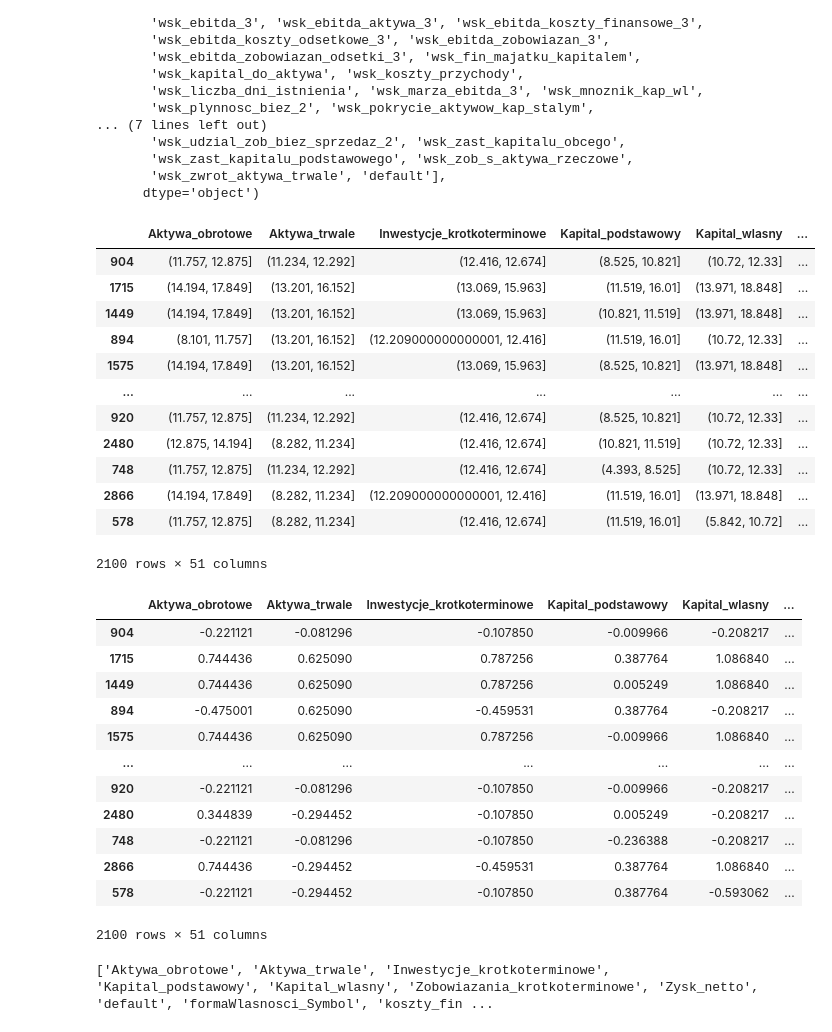
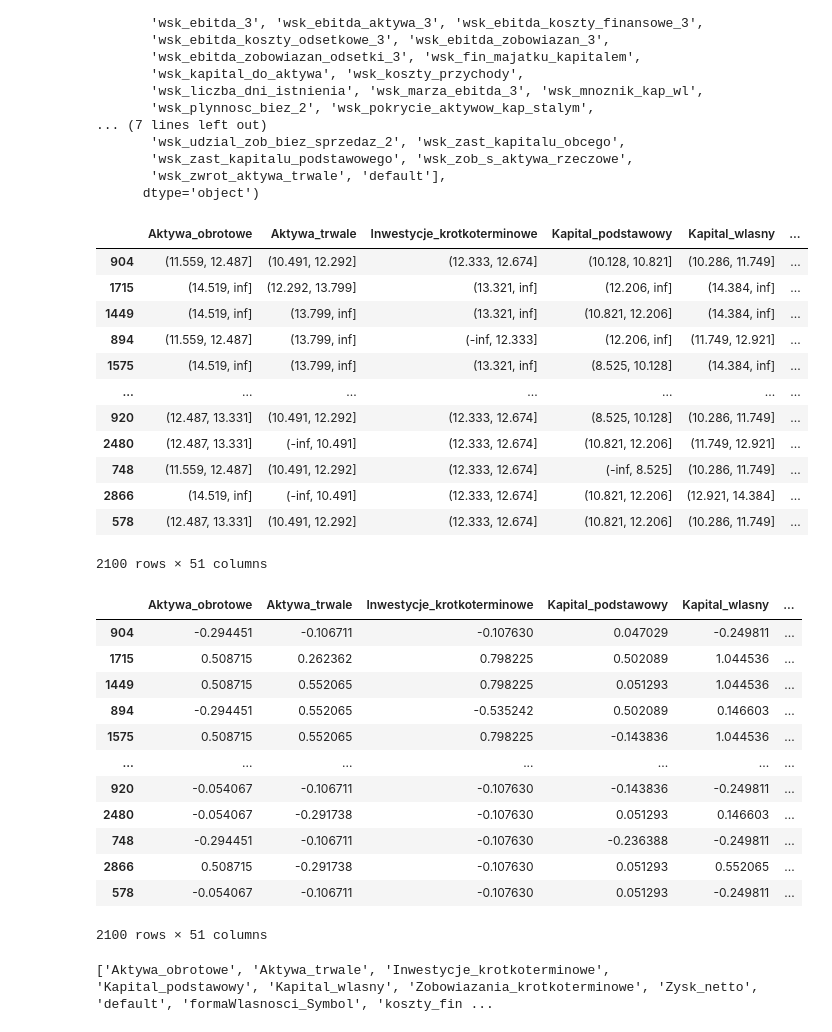
Before and after one commit to Karol315/Interpretability_of_machine_learning_project, a Jupyter notebook: Scoring.ipynb, the cells around one changed output. Drawn from its saved outputs; the diff is of its cells as text; code cells hidden in the pictures.

```diff
--- a/Scoring.ipynb
+++ b/Scoring.ipynb
@@ -635,42 +635,63 @@ Index(['Aktywa_obrotowe', 'Aktywa_trwale', 'Inwestycje_krotkoterminowe',
 # %%
 # --- 1. Połącz dane ---
 data_full = pd.concat([df_num.drop(columns=['default']), df_cat], axis=1)
 
 # --- 2. BINNING zmiennych numerycznych ---
 data_binned = data_full.copy()
 
+N_BINS = 5  # pożądana liczba przedziałów
+
 for col in df_num.columns:
-    col_data = data_full[col].dropna()
+    if col == 'default':
+        continue
+
+    s = data_full[col].replace([np.inf, -np.inf], np.nan).dropna()
 
     # jeśli za mało unikalnych wartości – pomiń binning
-    if col_data.nunique() < 4:
+    if s.nunique() < 2:
         data_binned[col] = data_full[col]
         continue
 
-    try:
-        binned = pd.qcut(col_data, q=4, duplicates='drop')
-        data_binned[col] = pd.Series(binned, index=col_data.index, dtype="category")
+    # próbuj utworzyć tyle binów, ile się da
+    bins_found = False
+    for q in range(N_BINS, 1, -1):
+        try:
+            _, bins = pd.qcut(s, q=q, retbins=True, duplicates='drop')
 
-    except ValueError as e:
-        print(f"⚠️ Nie udało się zbinować kolumny '{col}': {e}")
+            # Rozszerz zakres binów, żeby żadne wartości nie wypadły
+            bins[0] = -np.inf
+            bins[-1] = np.inf
+
+            # Przypisz zbinowane wartości
+            data_binned[col] = pd.cut(
+                data_full[col].replace([np.inf, -np.inf], np.nan),
+                bins=bins,
+                include_lowest=True
+            )
+            bins_found = True
+            break
+
+        except Exception as e:
+            continue
+
+    if not bins_found:
+        print(f"⚠️ Nie udało się zbinować kolumny '{col}' — za mało unikalnych wartości.")
         data_binned[col] = data_full[col]
 
-
-
 data_binned
 # %% [output]
 |  | Aktywa_obrotowe | Aktywa_trwale | Inwestycje_krotkoterminowe | Kapital_podstawowy | Kapital_wlasny | ... |
-| 904 | (11.757, 12.875] | (11.234, 12.292] | (12.416, 12.674] | (8.525, 10.821] | (10.72, 12.33] | ... |
-| 1715 | (14.194, 17.849] | (13.201, 16.152] | (13.069, 15.963] | (11.519, 16.01] | (13.971, 18.848] | ... |
-| 1449 | (14.194, 17.849] | (13.201, 16.152] | (13.069, 15.963] | (10.821, 11.519] | (13.971, 18.848] | ... |
-| 894 | (8.101, 11.757] | (13.201, 16.152] | (12.209000000000001, 12.416] | (11.519, 16.01] | (10.72, 12.33] | ... |
-| 1575 | (14.194, 17.849] | (13.201, 16.152] | (13.069, 15.963] | (8.525, 10.821] | (13.971, 18.848] | ... |
+| 904 | (11.559, 12.487] | (10.491, 12.292] | (12.333, 12.674] | (10.128, 10.821] | (10.286, 11.749] | ... |
+| 1715 | (14.519, inf] | (12.292, 13.799] | (13.321, inf] | (12.206, inf] | (14.384, inf] | ... |
+| 1449 | (14.519, inf] | (13.799, inf] | (13.321, inf] | (10.821, 12.206] | (14.384, inf] | ... |
+| 894 | (11.559, 12.487] | (13.799, inf] | (-inf, 12.333] | (12.206, inf] | (11.749, 12.921] | ... |
+| 1575 | (14.519, inf] | (13.799, inf] | (13.321, inf] | (8.525, 10.128] | (14.384, inf] | ... |
 | ... | ... | ... | ... | ... | ... | ... |
-| 920 | (11.757, 12.875] | (11.234, 12.292] | (12.416, 12.674] | (8.525, 10.821] | (10.72, 12.33] | ... |
-| 2480 | (12.875, 14.194] | (8.282, 11.234] | (12.416, 12.674] | (10.821, 11.519] | (10.72, 12.33] | ... |
-| 748 | (11.757, 12.875] | (11.234, 12.292] | (12.416, 12.674] | (4.393, 8.525] | (10.72, 12.33] | ... |
-| 2866 | (14.194, 17.849] | (8.282, 11.234] | (12.209000000000001, 12.416] | (11.519, 16.01] | (13.971, 18.848] | ... |
-| 578 | (11.757, 12.875] | (8.282, 11.234] | (12.416, 12.674] | (11.519, 16.01] | (5.842, 10.72] | ... |
+| 920 | (12.487, 13.331] | (10.491, 12.292] | (12.333, 12.674] | (8.525, 10.128] | (10.286, 11.749] | ... |
+| 2480 | (12.487, 13.331] | (-inf, 10.491] | (12.333, 12.674] | (10.821, 12.206] | (11.749, 12.921] | ... |
+| 748 | (11.559, 12.487] | (10.491, 12.292] | (12.333, 12.674] | (-inf, 8.525] | (10.286, 11.749] | ... |
+| 2866 | (14.519, inf] | (-inf, 10.491] | (12.333, 12.674] | (10.821, 12.206] | (12.921, 14.384] | ... |
+| 578 | (12.487, 13.331] | (10.491, 12.292] | (12.333, 12.674] | (10.821, 12.206] | (10.286, 11.749] | ... |
 2100 rows × 51 columns
 # %%
 # --- 3. FUNKCJA DO OBLICZENIA WOE ---
@@ -700,17 +721,17 @@ data_woe=data_woe[sorted(data_woe.columns)]
 data_woe
 # %% [output]
 |  | Aktywa_obrotowe | Aktywa_trwale | Inwestycje_krotkoterminowe | Kapital_podstawowy | Kapital_wlasny | ... |
-| 904 | -0.221121 | -0.081296 | -0.107850 | -0.009966 | -0.208217 | ... |
-| 1715 | 0.744436 | 0.625090 | 0.787256 | 0.387764 | 1.086840 | ... |
-| 1449 | 0.744436 | 0.625090 | 0.787256 | 0.005249 | 1.086840 | ... |
-| 894 | -0.475001 | 0.625090 | -0.459531 | 0.387764 | -0.208217 | ... |
-| 1575 | 0.744436 | 0.625090 | 0.787256 | -0.009966 | 1.086840 | ... |
+| 904 | -0.294451 | -0.106711 | -0.107630 | 0.047029 | -0.249811 | ... |
+| 1715 | 0.508715 | 0.262362 | 0.798225 | 0.502089 | 1.044536 | ... |
+| 1449 | 0.508715 | 0.552065 | 0.798225 | 0.051293 | 1.044536 | ... |
+| 894 | -0.294451 | 0.552065 | -0.535242 | 0.502089 | 0.146603 | ... |
+| 1575 | 0.508715 | 0.552065 | 0.798225 | -0.143836 | 1.044536 | ... |
 | ... | ... | ... | ... | ... | ... | ... |
-| 920 | -0.221121 | -0.081296 | -0.107850 | -0.009966 | -0.208217 | ... |
-| 2480 | 0.344839 | -0.294452 | -0.107850 | 0.005249 | -0.208217 | ... |
-| 748 | -0.221121 | -0.081296 | -0.107850 | -0.236388 | -0.208217 | ... |
-| 2866 | 0.744436 | -0.294452 | -0.459531 | 0.387764 | 1.086840 | ... |
-| 578 | -0.221121 | -0.294452 | -0.107850 | 0.387764 | -0.593062 | ... |
+| 920 | -0.054067 | -0.106711 | -0.107630 | -0.143836 | -0.249811 | ... |
+| 2480 | -0.054067 | -0.291738 | -0.107630 | 0.051293 | 0.146603 | ... |
+| 748 | -0.294451 | -0.106711 | -0.107630 | -0.236388 | -0.249811 | ... |
+| 2866 | 0.508715 | -0.291738 | -0.107630 | 0.051293 | 0.552065 | ... |
+| 578 | -0.054067 | -0.106711 | -0.107630 | 0.051293 | -0.249811 | ... |
 2100 rows × 51 columns
 # %%
 # Lista kolumn w kolejności alfabetycznej
```
Also changed, not shown: parts of 9 cells of this notebook, 1 other file.
